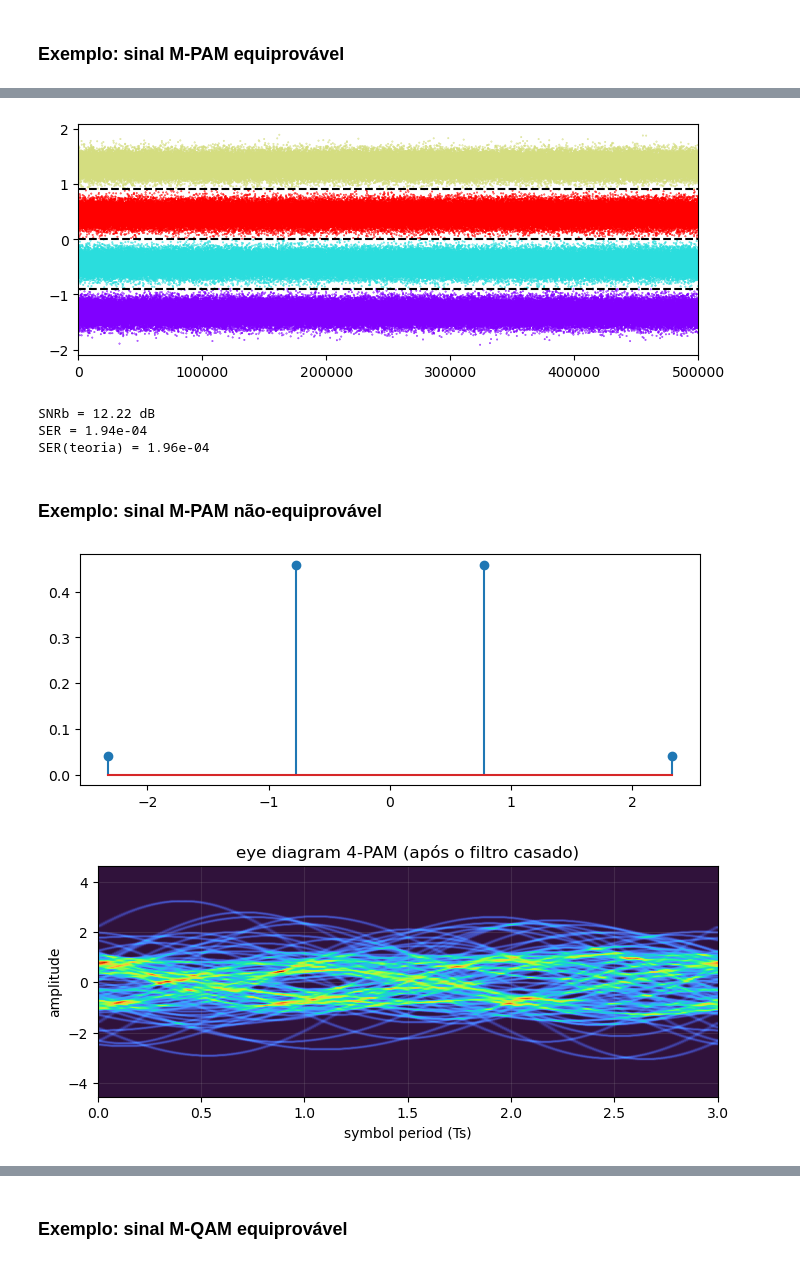
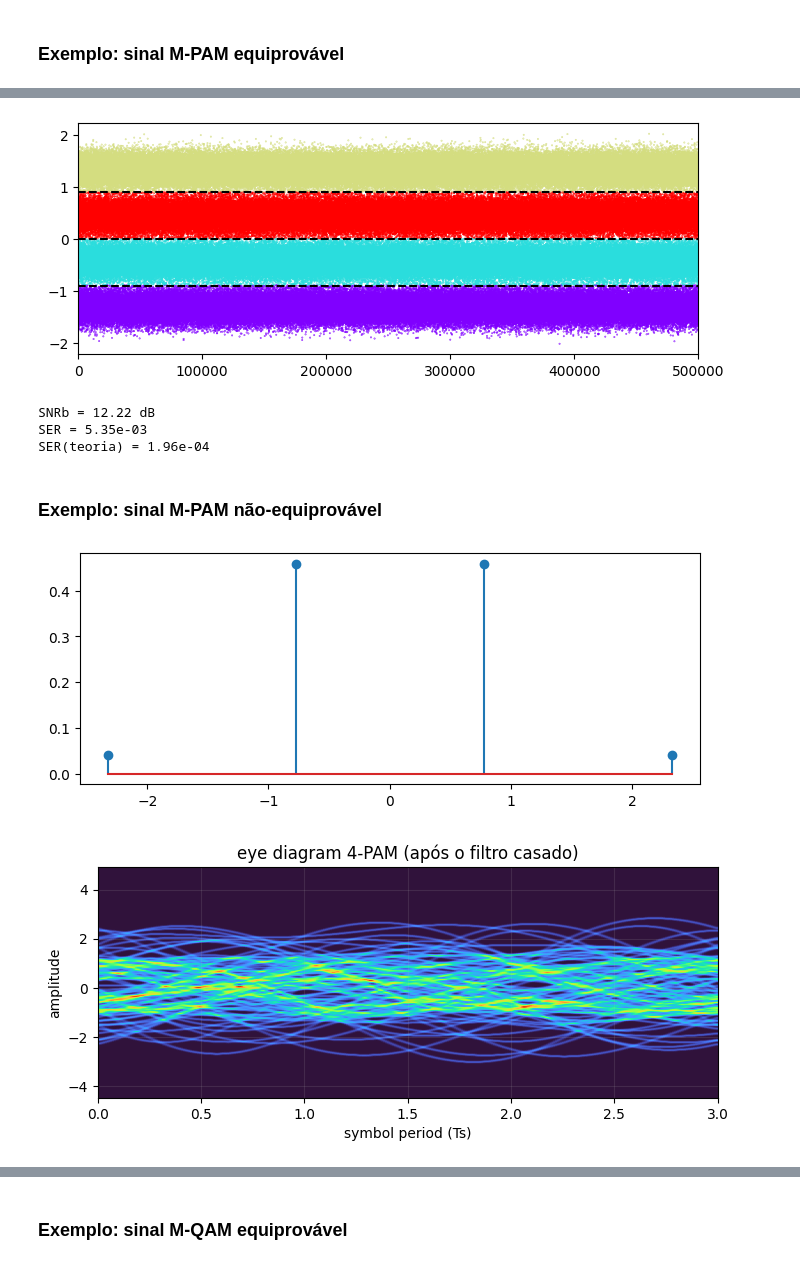
Before and after one commit to edsonportosilva/TDI, a Jupyter notebook: jupyter/3 - Receptores ótimos para canais AWGN.ipynb, the cells around one changed output, grey strips where cells are left out. Cells and saved outputs as stored; diff of their text form; code cells hidden in the pictures.

```diff
--- a/jupyter/3 - Receptores ótimos para canais AWGN.ipynb
+++ b/jupyter/3 - Receptores ótimos para canais AWGN.ipynb
@@ -531,7 +531,7 @@ $$
 $$
 # %%
 # ruído gaussiano branco
-σ2  = 0.005  # variância
+σ2  = 0.01  # variância
 μ   = 0      # média
 
 σ     = sqrt(σ2*SpS)
@@ -749,7 +749,7 @@ sigRx = firFilter(pulse, sigTx+ruido)
 sigRx = pnorm(sigRx)
 
 # downsampling
-r = sigRx[1::SpS]
+r = sigRx[2::SpS]
 
 # diagrama de olho
 Nsamples = 200000*SpS
@@ -770,7 +770,7 @@ lx, _ = findLimiars(constSymb, σ2=σ2)
 #plt.hlines(constSymb, 0, dec.size, colors='black', linewidth=1);
 plt.hlines(lx, 0, dec.size, colors='black', linestyles='dashed');
 # %% [output]
-[figure, old version]
+[figure, new version]
 # %%
 from optic.comm.metrics import fastBERcalc, theoryBER
 
@@ -787,7 +787,7 @@ print(f'SER = {SER:.2e}')
 print(f'SER(teoria) = {BER_th*np.log2(M):.2e}')
 # %% [output]
 SNRb = 12.22 dB
-SER = 1.94e-04
+SER = 5.35e-03
 SER(teoria) = 1.96e-04
 # %% [markdown]
 ### Exemplo: sinal M-PAM não-equiprovável
@@ -833,36 +833,36 @@ symbTx = pnorm(symbTx) # power normalization
 # upsampling
 symbolsUp = upsample(symbTx, SpS)
 
 # pulso
 pulse = pulseShape('rrc', SpS, N=4096, alpha=0.01)
 pulse = pulse/max(abs(pulse))
 
 # formatação de pulso
 sigTx = firFilter(pulse, symbolsUp)
 sigTx = sigTx.real
 sigTx = pnorm(sigTx)
 
 # ruído gaussiano branco
 Namostras = sigTx.size
-σ2  = 0.10 # variância
+σ2  = 0.2 # variância
 μ   = 0   # média
 
 σ      = sqrt(σ2*SpS)
 ruido  = normal(μ, σ, Namostras)
 
 # filtro casado
 sigRx = firFilter(pulse, sigTx+ruido)
 sigRx = pnorm(sigRx)
 
 # downsampling
-r = sigRx[1::SpS]
+r = sigRx[2::SpS]
 
 # diagrama de olho
 Nsamples = 200000*SpS
 eyediagram(sigRx, Nsamples, SpS, plotlabel= str(M)+'-PAM (após o filtro casado)', ptype='fancy')
 # %% [output]
 [figure]
-[figure, old version]
+[figure, new version]
 # %%
 dec, pos = detector(r, σ2, constSymb, px=probSymb, rule='MAP') # detector
 # %%
```
Also changed, not shown: parts of 36 cells of this notebook.
